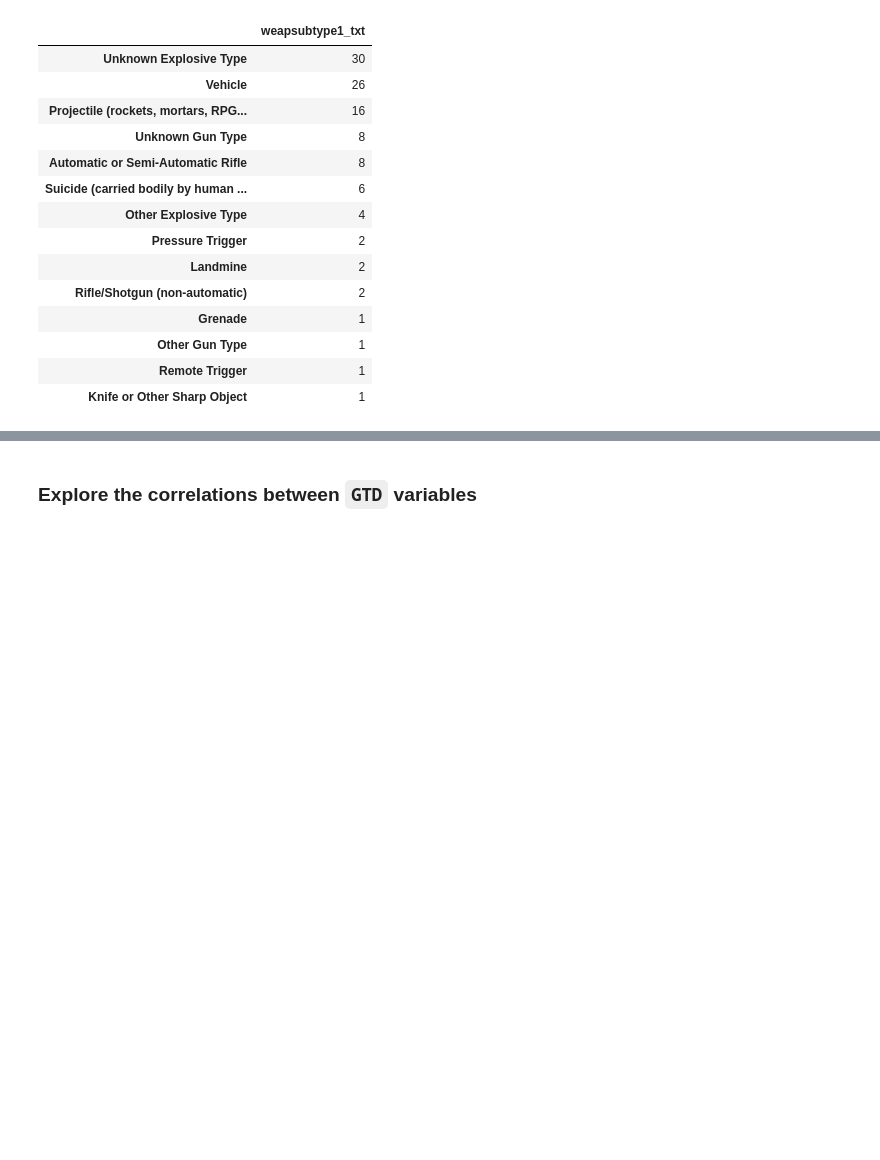
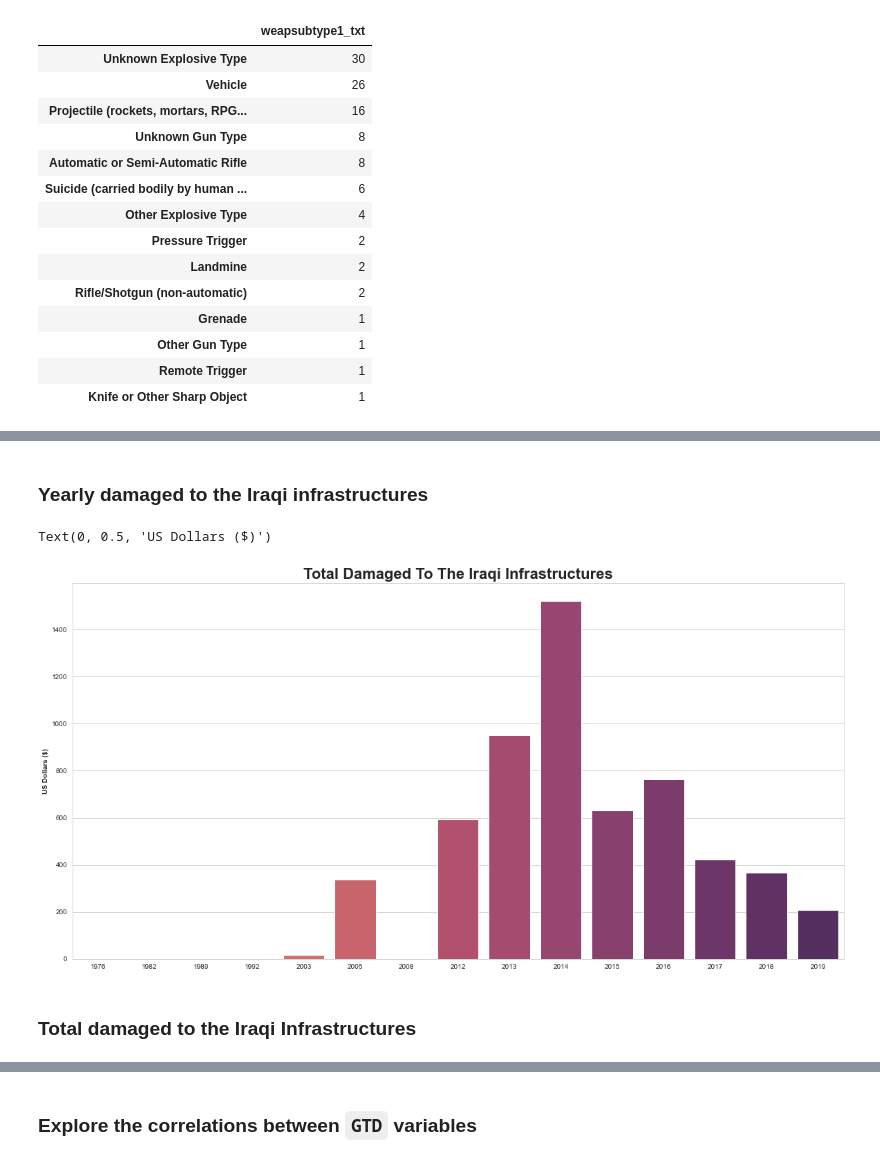
Before and after one commit to ratmadjads/DSC680, a Jupyter notebook: notebooks/DSC680_MileStoneThree_AtmadjaRio.ipynb, the cells around one changed output, grey strips where cells are left out. Drawn from its saved outputs; the diff is of its cells as text; code cells hidden in the pictures; blank space fills up the shorter version.

```diff
--- a/notebooks/DSC680_MileStoneThree_AtmadjaRio.ipynb
+++ b/notebooks/DSC680_MileStoneThree_AtmadjaRio.ipynb
@@ -1084,0 +1202,12 @@ pd.DataFrame(iraq_df.query("nkillus >= 1")['weapsubtype1_txt'].value_counts())
+# %% [markdown]
+### **Yearly damaged to the Iraqi infrastructures**
+# %%
+years, total_damage = zip(*pd.crosstab(iraq_df.iyear, iraq_df.propvalue).sum(axis=1).to_dict().items())
+ax = sns.barplot(x=list(years), y=list(total_damage), palette='flare')
+ax.set_title("Total damaged to the Iraqi infrastructures".title(), fontweight='bold', fontsize=22)
+ax.set_ylabel("US Dollars ($)", fontweight='bold')
+# %% [output]
+Text(0, 0.5, 'US Dollars ($)')
+[figure, added]
+# %% [markdown]
+### **Total damaged to the Iraqi Infrastructures**
```
Also changed, not shown: parts of 29 cells of this notebook.
